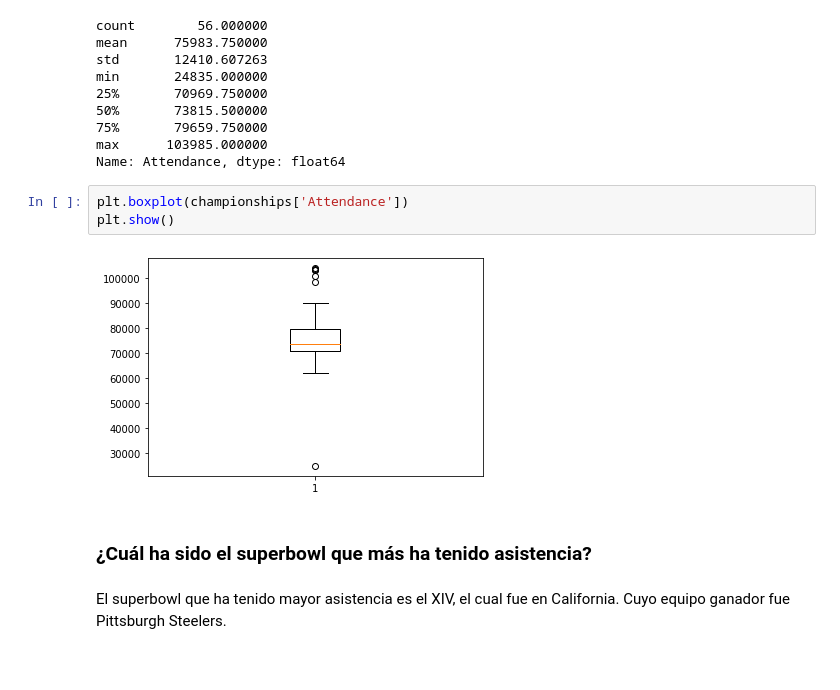
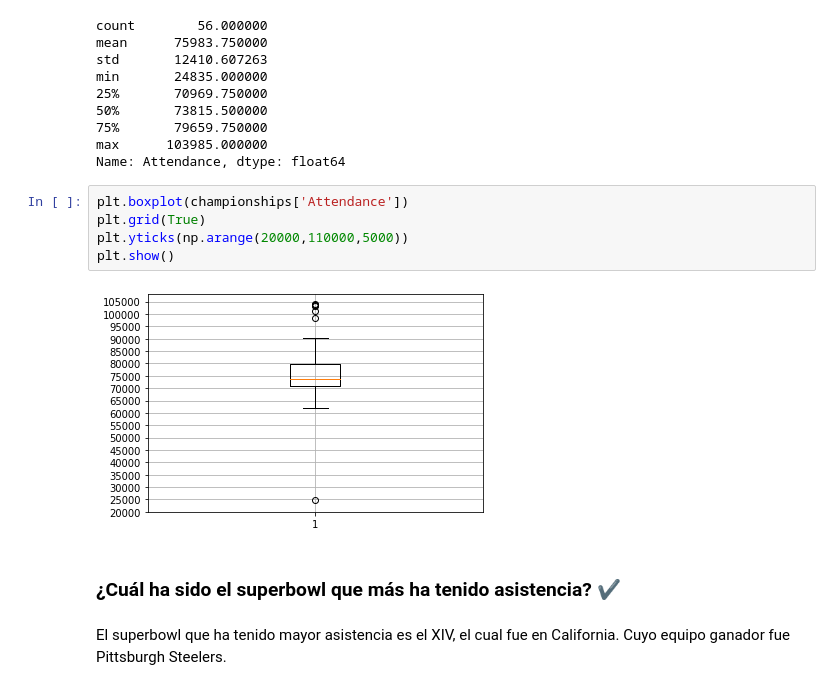
Before and after one commit to EdeEsteban/Analitica-de-Datos, a Jupyter notebook: Analitica.ipynb, the cells around one changed output. Saved outputs shown, nothing was run; the diff lists cells and outputs as text.

```diff
--- a/Analitica.ipynb
+++ b/Analitica.ipynb
@@ -566,11 +540,13 @@ max      103985.000000
 Name: Attendance, dtype: float64
 # %%
 plt.boxplot(championships['Attendance'])
+plt.grid(True)
+plt.yticks(np.arange(20000,110000,5000))
 plt.show()
 # %% [output]
-[figure, old version]
+[figure, new version]
 # %% [markdown]
-### ¿Cuál ha sido el superbowl que más ha tenido asistencia?
+### ¿Cuál ha sido el superbowl que más ha tenido asistencia? ✔
 # %% [markdown]
 El superbowl que ha tenido mayor asistencia es el XIV, el cual fue en California. Cuyo equipo ganador fue Pittsburgh Steelers.
 # %%
```
Also changed, not shown: parts of 21 cells of this notebook.
